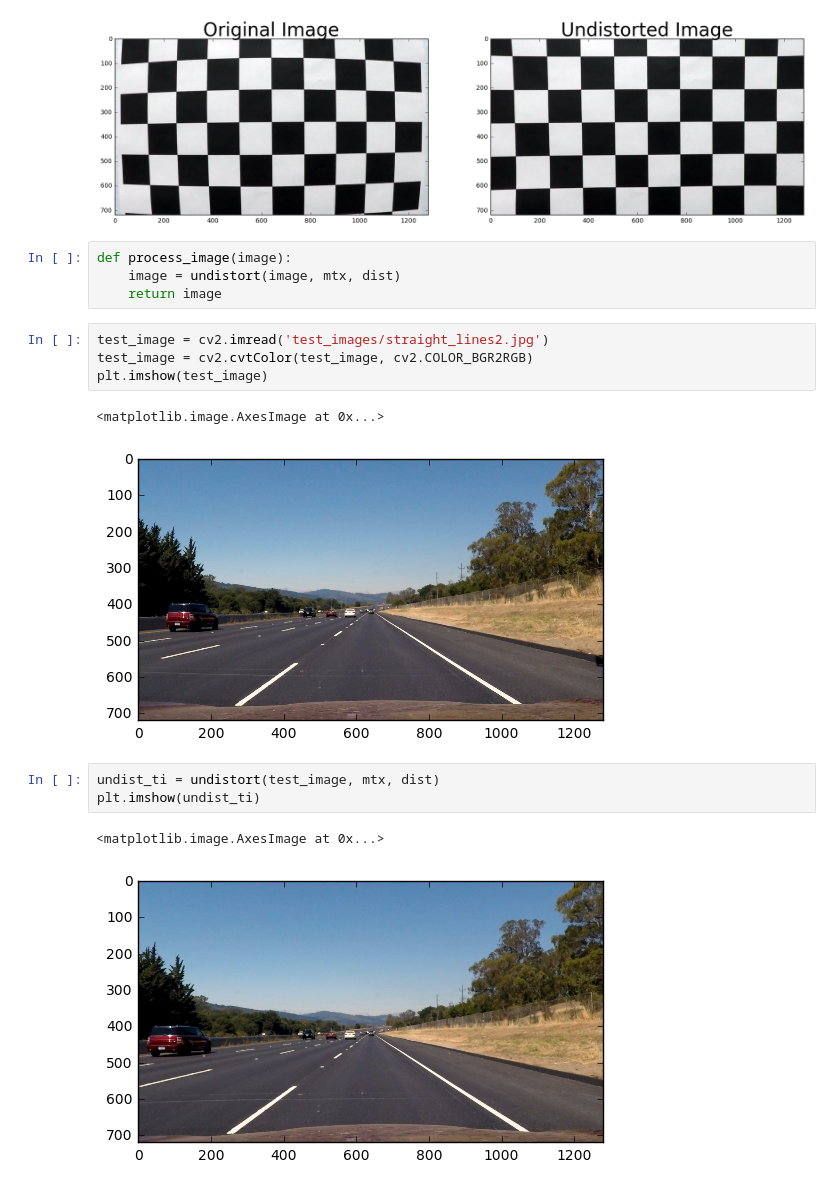
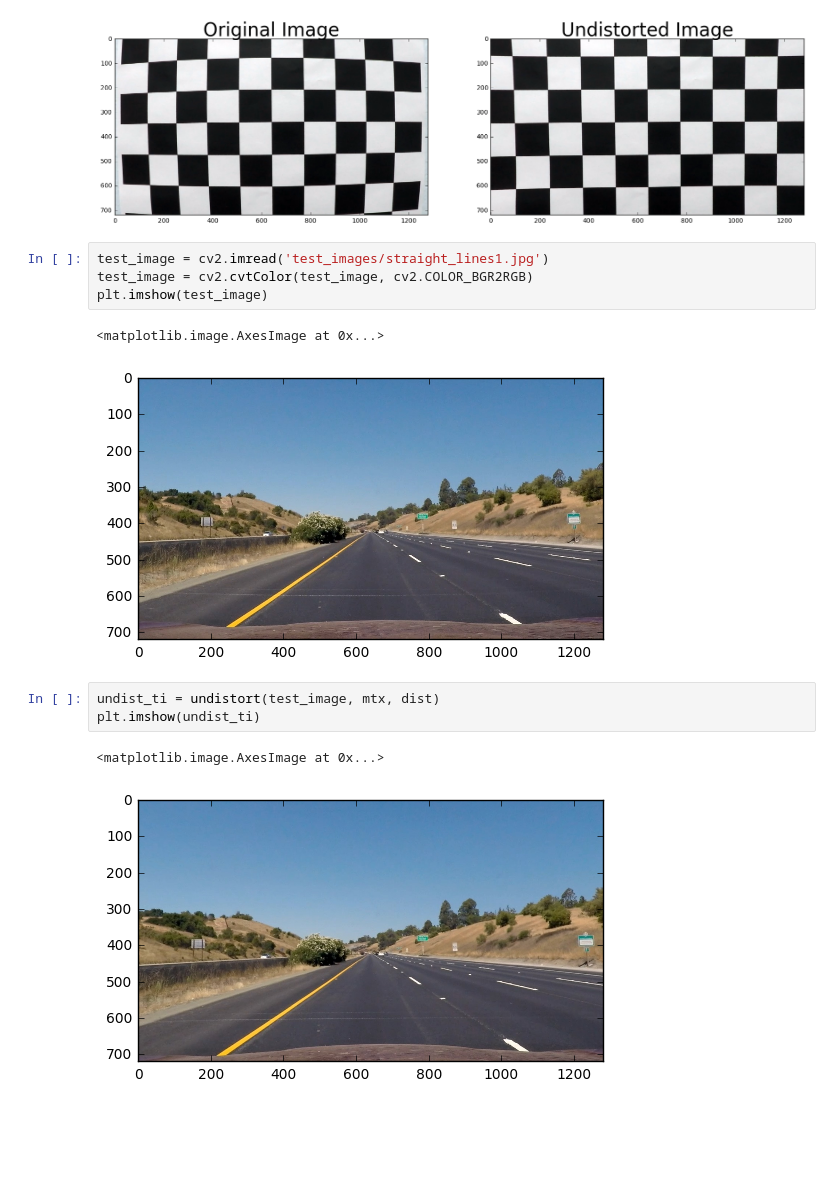
Before and after one commit to ddrm86/udacity-selfdriving-p4, a Jupyter notebook: p3_avanced_lanes_detector.ipynb, the cells around one changed output. Saved outputs shown, nothing was run; the diff lists cells and outputs as text; blank space fills up the shorter version.

```diff
--- a/p3_avanced_lanes_detector.ipynb
+++ b/p3_avanced_lanes_detector.ipynb
@@ -48,23 +48,19 @@ ax2.set_title('Undistorted Image', fontsize=30)
 # %% [output]
 <matplotlib.text.Text at 0x...>
 [figure]
-# %%
-def process_image(image):
-    image = undistort(image, mtx, dist)
-    return image
 # %%
-test_image = cv2.imread('test_images/straight_lines2.jpg')
+test_image = cv2.imread('test_images/straight_lines1.jpg')
 test_image = cv2.cvtColor(test_image, cv2.COLOR_BGR2RGB)
 plt.imshow(test_image)
 # %% [output]
 <matplotlib.image.AxesImage at 0x...>
-[figure, old version]
+[figure, new version]
 # %%
 undist_ti = undistort(test_image, mtx, dist)
 plt.imshow(undist_ti)
 # %% [output]
 <matplotlib.image.AxesImage at 0x...>
-[figure, old version]
+[figure, new version]
 # %%
 def abs_sobel_thresh(img, orient='x', thresh_min=0, thresh_max=255):
     gray = cv2.cvtColor(img, cv2.COLOR_RGB2GRAY)
```
Also changed, not shown: parts of 5 cells of this notebook.
